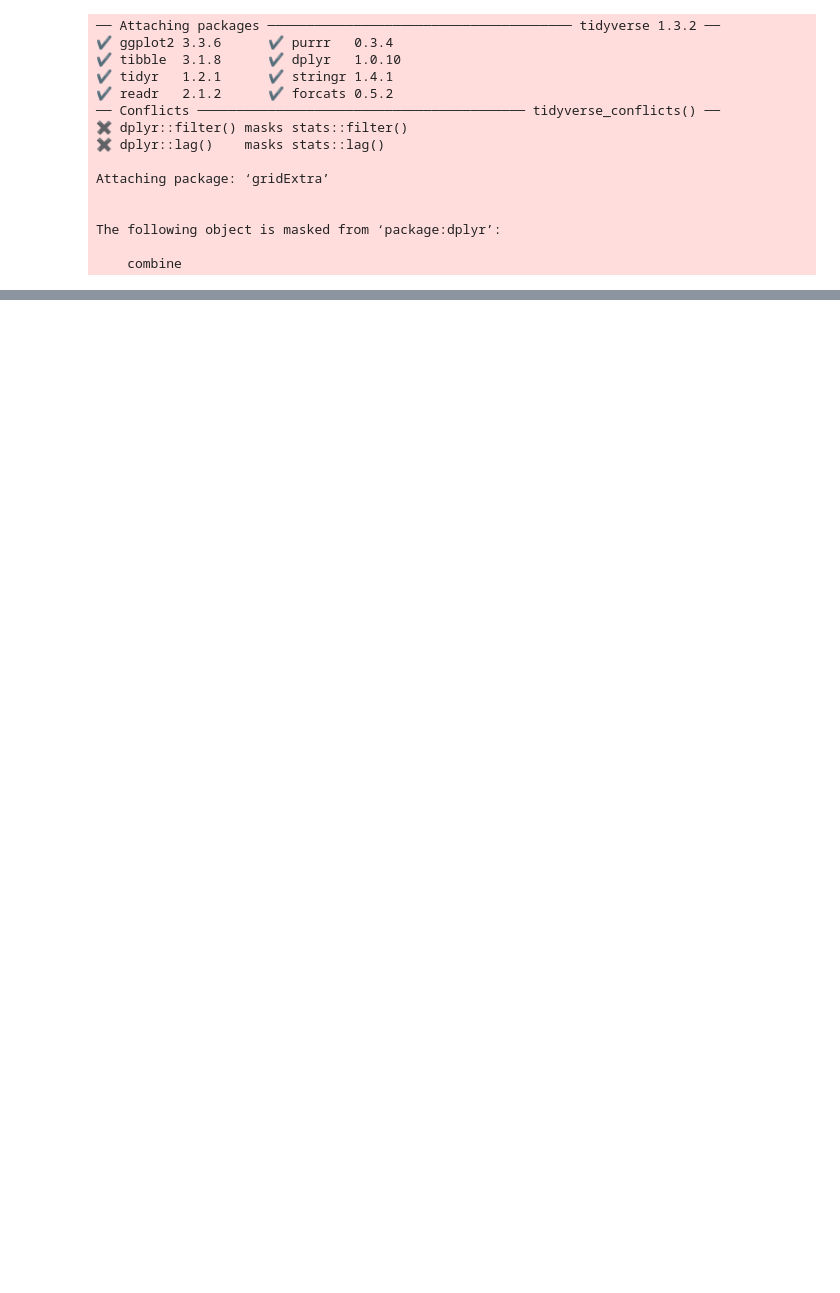
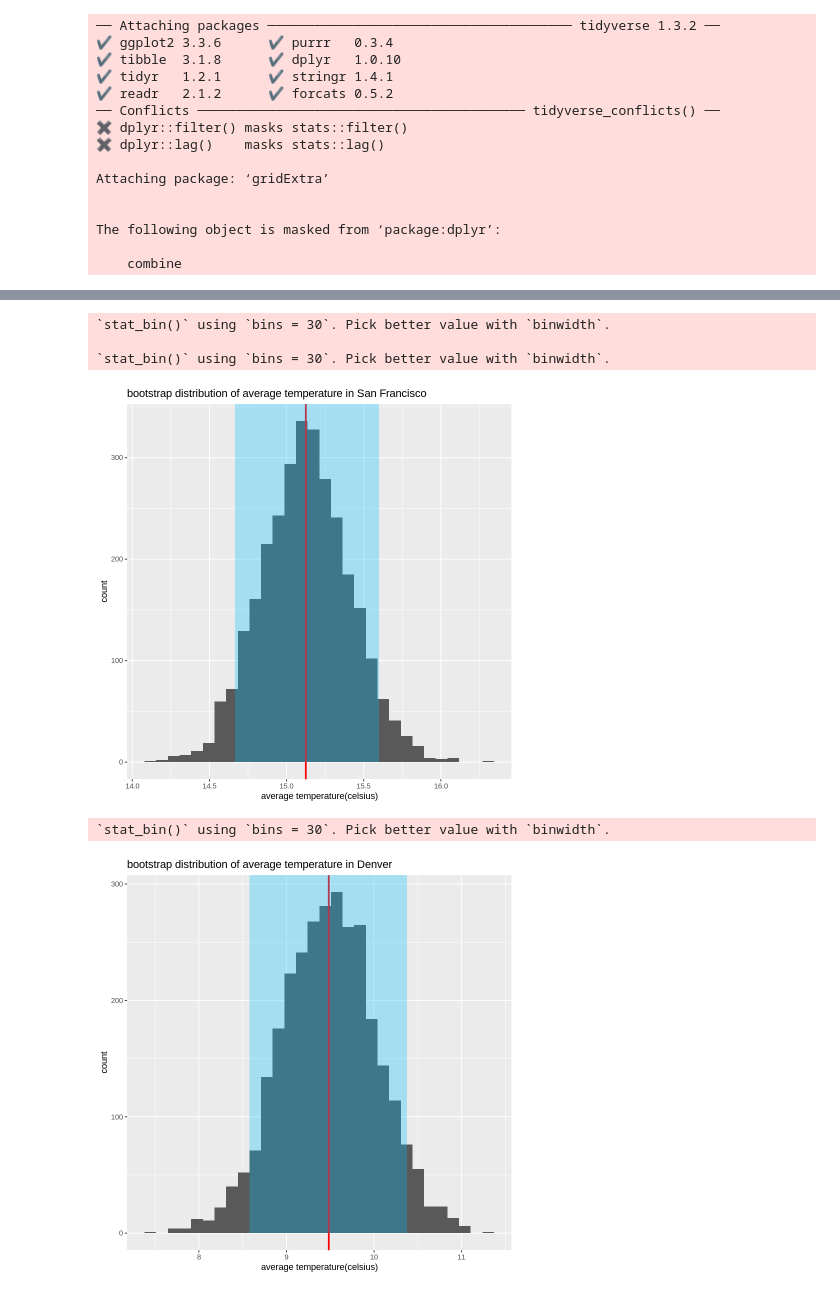
Before and after one commit to Steve-JJ-He/Temperature_Analysis, a Jupyter notebook: project proposal.ipynb, the cells around one changed output, grey strips where cells are left out. Cells and saved outputs as stored; diff of their text form; code cells hidden in the pictures; blank space fills up the shorter version.

Commit message:
V_2
read and clean the data; do basic analysis; finish bootstrapping, get. 90% ci

```diff
--- a/project proposal.ipynb
+++ b/project proposal.ipynb
@@ -24,0 +79,18 @@ The following object is masked from ‘package:dplyr’:
+# %%
+set.seed(1)
+sample_s <- temp_s %>%
+rep_sample_n(size=400)
+sample_d <- temp_d %>%
+rep_sample_n(size=400)
+sample_n <- temp_n %>%
+rep_sample_n(size=400)
+
+resampled_s <- sample_s %>%
+rep_sample_n(size=400, reps=3000, replace= TRUE)
+resampled_d <- sample_d %>%
+rep_sample_n(size=400, reps=3000, replace= TRUE)
+resampled_n <- sample_n %>%
+rep_sample_n(size=400, reps=3000, replace= TRUE)
+head(resampled_s)
+head(resampled_d)
+head(resampled_n)
@@ -24,0 +212,46 @@ The following object is masked from ‘package:dplyr’:
+# %%
+s_plot<- distribution_s %>%
+ggplot()+
+geom_histogram(aes(x= mean_s2))+
+ggtitle("bootstrap distribution of average temperature in San Francisco")+
+xlab("average temperature(celsius)")+
+geom_vline(xintercept = bmean_s,
+               size = 1,
+               colour = "red")+
+annotate("rect", xmin = ci_s$ci_lower, xmax = ci_s$ci_upper, ymin = 0, ymax = Inf,
+             fill = "deepskyblue",
+             alpha = 0.3)
+s_plot
+
+d_plot<- distribution_d %>%
+ggplot()+
+geom_histogram(aes(x= mean_d2))+
+ggtitle("bootstrap distribution of average temperature in Denver")+
+xlab("average temperature(celsius)") +
+geom_vline(xintercept = bmean_d,
+               size = 1,
+               colour = "red")+
+annotate("rect", xmin = ci_d$ci_lower, xmax = ci_d$ci_upper, ymin = 0, ymax = Inf,
+             fill = "deepskyblue",
+             alpha = 0.3)
+d_plot
+
+n_plot<- distribution_n %>%
+ggplot()+
+geom_histogram(aes(x= mean_n2))+
+ggtitle("bootstrap distribution of average temperature in New York")+
+xlab("average temperature(celsius)") +
+geom_vline(xintercept = bmean_n,
+               size = 1,
+               colour = "red")+
+annotate("rect", xmin = ci_n$ci_lower, xmax = ci_n$ci_upper, ymin = 0, ymax = Inf,
+             fill = "deepskyblue",
+             alpha = 0.3)
+n_plot
+# %% [output]
+`stat_bin()` using `bins = 30`. Pick better value with `binwidth`.
+
+`stat_bin()` using `bins = 30`. Pick better value with `binwidth`.
+[figure, added]
+`stat_bin()` using `bins = 30`. Pick better value with `binwidth`.
+[figure, added]
```
Also changed, not shown: parts of 8 cells of this notebook.
